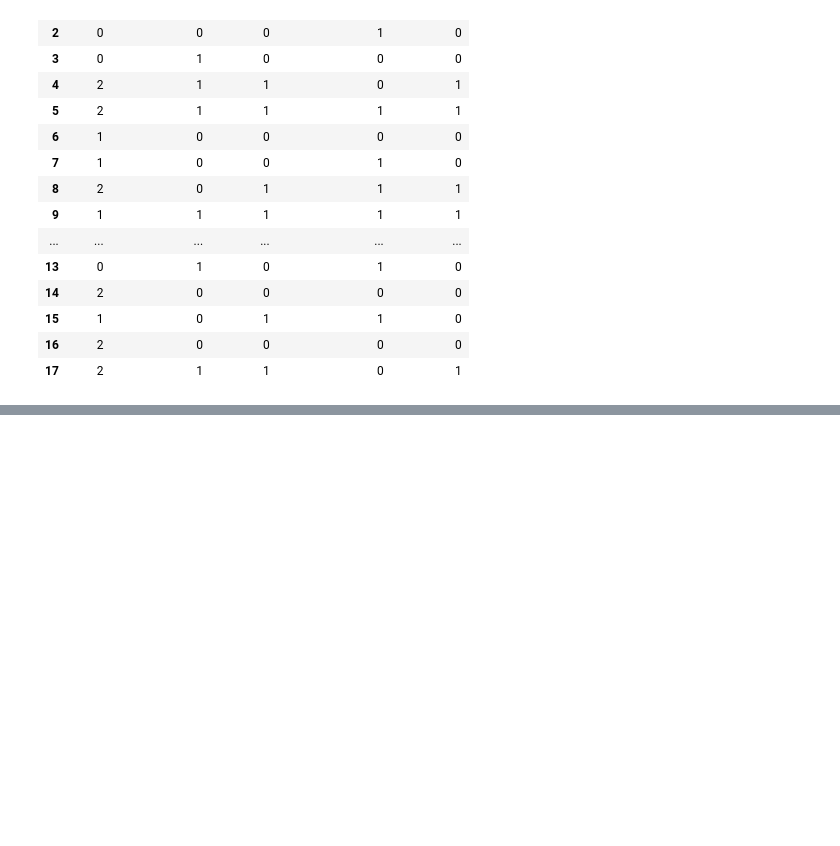
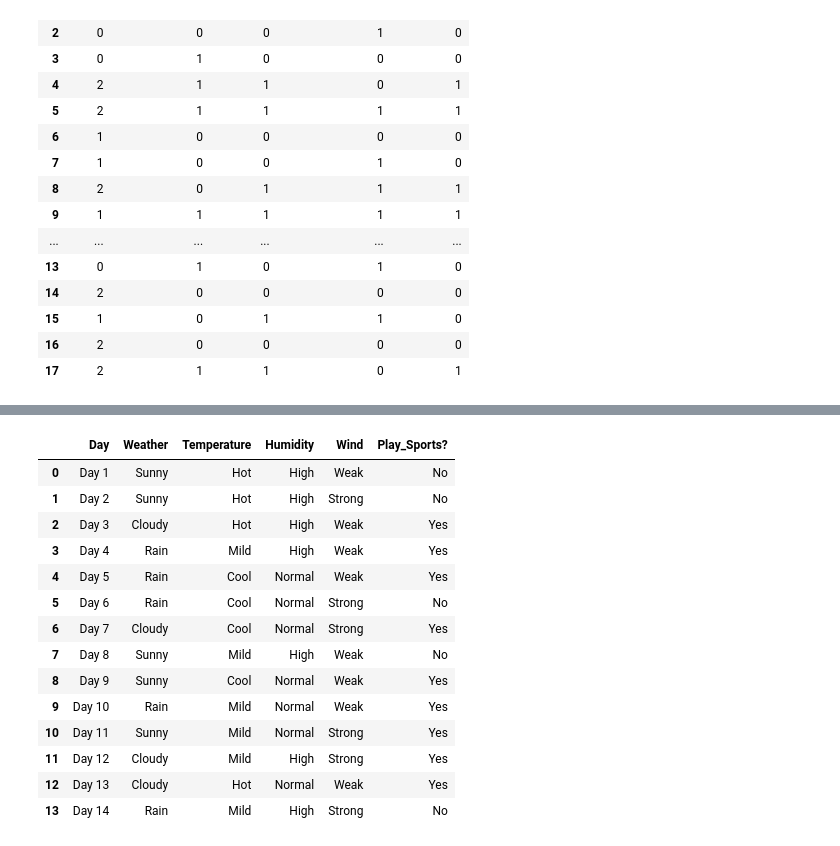
Before and after one commit to Suparshv/FCSP-2, a Jupyter notebook: CH6.ipynb, the cells around one changed output, grey strips where cells are left out. Saved outputs shown, nothing was run; the diff lists cells and outputs as text; code cells hidden in the pictures; blank space fills up the shorter version.

```diff
--- a/CH6.ipynb
+++ b/CH6.ipynb
@@ -660 +744,21 @@ df
+# %%
+import pandas as pd
+df=pd.read_csv("DecisionTree_Sports.csv")
+df
+# %% [output]
+|  | Day | Weather | Temperature | Humidity | Wind | Play_Sports? |
+| 0 | Day 1 | Sunny | Hot | High | Weak | No |
+| 1 | Day 2 | Sunny | Hot | High | Strong | No |
+| 2 | Day 3 | Cloudy | Hot | High | Weak | Yes |
+| 3 | Day 4 | Rain | Mild | High | Weak | Yes |
+| 4 | Day 5 | Rain | Cool | Normal | Weak | Yes |
+| 5 | Day 6 | Rain | Cool | Normal | Strong | No |
+| 6 | Day 7 | Cloudy | Cool | Normal | Strong | Yes |
+| 7 | Day 8 | Sunny | Mild | High | Weak | No |
+| 8 | Day 9 | Sunny | Cool | Normal | Weak | Yes |
+| 9 | Day 10 | Rain | Mild | Normal | Weak | Yes |
+| 10 | Day 11 | Sunny | Mild | Normal | Strong | Yes |
+| 11 | Day 12 | Cloudy | Mild | High | Strong | Yes |
+| 12 | Day 13 | Cloudy | Hot | Normal | Weak | Yes |
+| 13 | Day 14 | Rain | Mild | High | Strong | No |
 # %%
```
Also changed, not shown: parts of 18 cells of this notebook, 1 other file.
